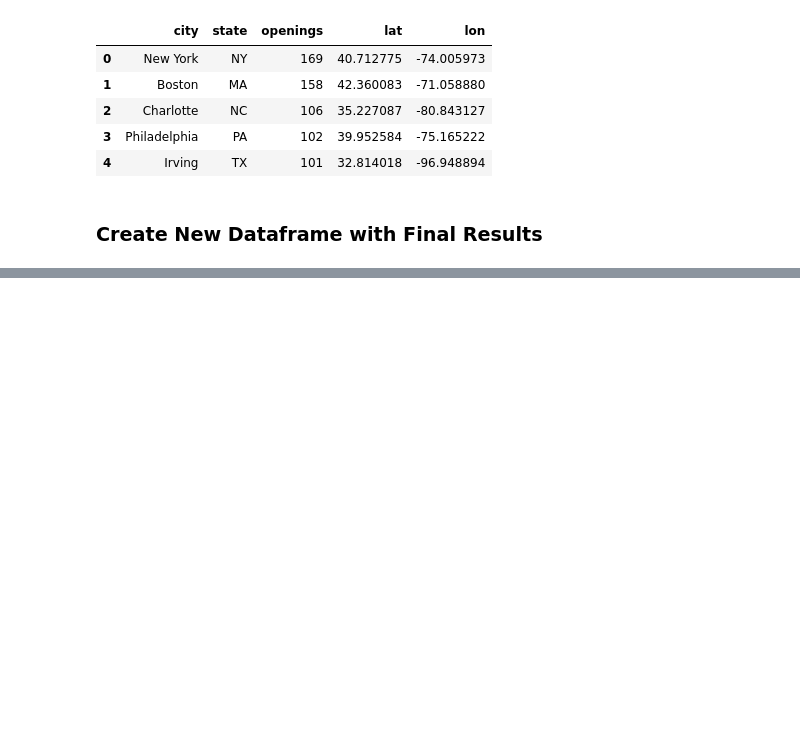
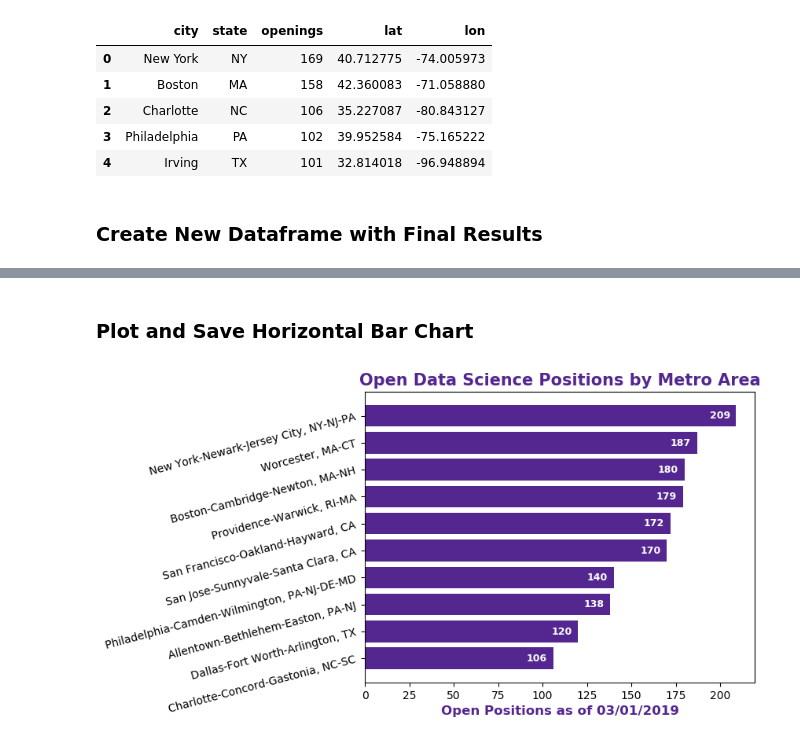
Before and after one commit to laurelkstewart/project_one, a Jupyter notebook: openings_by_metro.ipynb, the cells around one changed output, grey strips where cells are left out. Saved outputs shown, nothing was run; the diff lists cells and outputs as text; code cells hidden in the pictures; blank space fills up the shorter version.

Commit message:
Final submission of opening by metro notebook

```diff
--- a/openings_by_metro.ipynb
+++ b/openings_by_metro.ipynb
@@ -137,0 +118,4 @@ openings_by_metro_area_df.sort_values('openings', ascending=False)
+# %%
+# final_openings_df = openings_by_metro_area_df.sort_values('openings', ascending=False)
+top_ten_openings_df = openings_by_metro_area_df.nlargest(10, 'openings')
+top_ten_openings_df
@@ -137,0 +134,44 @@ openings_by_metro_area_df.sort_values('openings', ascending=False)
+# %% [markdown]
+### Plot and Save Horizontal Bar Chart
+# %%
+# Organize and propery arrange dataframes
+headers = top_ten_openings_df.index.tolist()
+headers.reverse()
+openings = top_ten_openings_df.openings.tolist()
+openings.reverse()
+y_pos = np.arange(len(objects))
+
+# Plot bar chart
+plt.title('Open Data Science Positions by Metro Area',
+          fontsize=15,
+          fontweight='bold',
+          color='#54268F'
+         )
+plt.xlabel('Open Positions as of 03/01/2019',
+          fontsize=12,
+          fontweight='bold',
+          color='#54268F'
+         )
+plt.barh(y_pos, openings,
+         align='center',
+         color='#54268F'
+        )
+plt.yticks(y_pos, headers,
+           rotation = '15',
+          )
+
+# Plot openings value in each bar
+for i in range(len(y_pos)):
+    plt.text(x = openings[i] - 15.0,
+             y = y_pos[i] - 0.1,
+             s = openings[i],
+             size = 9,
+             weight='bold',
+             color = 'w')
+# Save chart
+plt.savefig('ds_openings_by_metro_area-barh-v2.png')
+
+# Plot chart
+plt.show()
+# %% [output]
+[figure, added]
```
Also changed, not shown: parts of 3 cells of this notebook.
